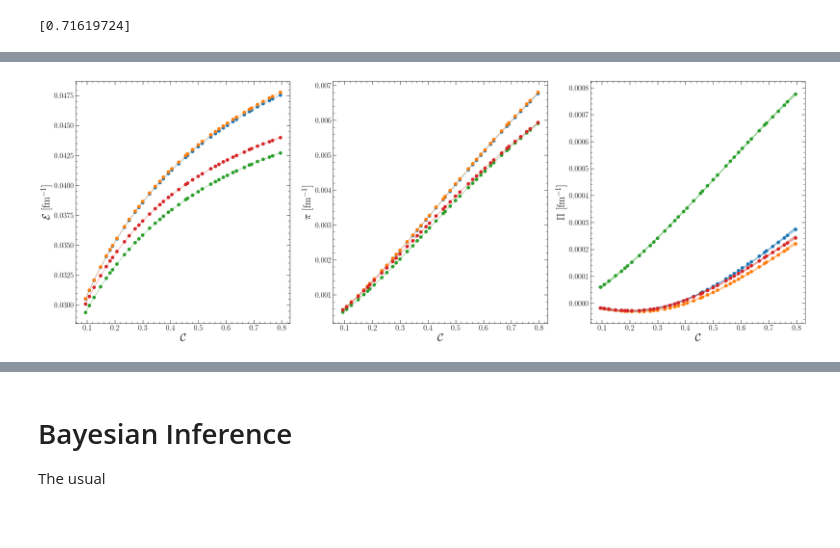
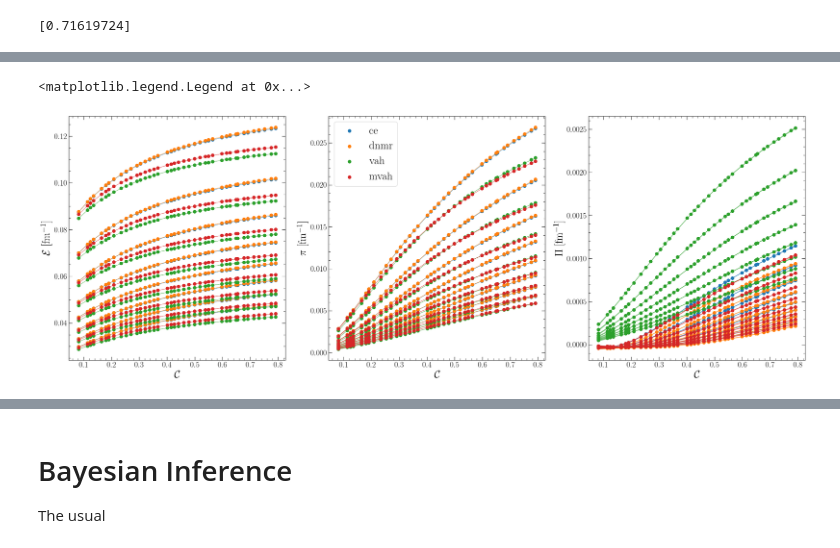
Before and after one commit to ominusliticus/Bayesian-BjorkenRTA, a Jupyter notebook: scripts/BayesianAnalysis-1param.ipynb, the cells around one changed output, grey strips where cells are left out. Drawn from its saved outputs; the diff is of its cells as text; code cells hidden in the pictures; blank space fills up the shorter version.

```diff
--- a/scripts/BayesianAnalysis-1param.ipynb
+++ b/scripts/BayesianAnalysis-1param.ipynb
@@ -367,6 +416,0 @@ hydro_lists = np.array([ce_simulation, dnmr_simulation, vah_simulation, mvah_sim
-# %%
-truth_params = [5 / (4 * np.pi)]; print(truth_params)
-params['hydro_type'] = 4
-params['tau_f'] = 12.1
-truth = np.array(ProcessHydro(GP_parameter_names, truth_params))
-truth_error = 0.05 * truth
@@ -374,0 +449,9 @@ truth_error = 0.05 * truth
+# %%
+hydro_lists = np.array([ce_simulations, dnmr_simulations, vah_simulations, mvah_simulations])
+# %%
+alpha_error = 1.0
+exact_error = alpha_error * exact_out[:, 1:4]
+exact_pseudo = np.array([[np.random.normal(loc=obv, scale=0.05 * obv) for obv in exact] for exact in exact_out])
+for i, tau in enumerate(simulation_taus):
+    exact_pseudo[i, 0] = tau
+exact_pseudo
@@ -390,7 +530,0 @@ for i, name in enumerate(names):
-# %%
-fig, ax = plt.subplots(1, 1, figsize=(10, 10))
-for i, name in enumerate(names):
-    ax.plot(GP_design_points[sort_arr[:,0]], np.exp(posteriors[name]), label=name)
-ax.legend(loc='lower right', fontsize=25)
-costumize_axis(ax, r'$\mathcal C$', '')
-fig.tight_layout()
@@ -474,20 +567,26 @@ def PlotGPDesignPointsAgainstSimulation(emulators, design_points):
 # %%
 fig, ax = plt.subplots(1, 3, figsize=(30,10))
 fig.patch.set_facecolor('white')
 
 names = ['ce', 'dnmr','vah','mvah']
 observables = [r'$\mathcal E$ [fm$^{-1}$]', r'$\pi$ [fm$^{-1}$]', r'$\Pi$ [fm$^{-1}$]']
 cmap = get_cmap(10, 'tab10')
 for i, name in enumerate(names):
     for j, observable in enumerate(observables):
-        ax[j].scatter(GP_design_points[sort_arr[:,0]], hydro_lists[i,sort_arr[:,0],j+1], lw=2, color=cmap(i), marker='o', label=name)
-        #ax[i, j].scatter(GP_design_points, emulators[name][j].predict(GP_design_points, return_std=True)[0], lw=2, color='black', marker='x', label=name)
-        emul, err = emulators[name][j].predict(GP_design_points, return_std=True)
-        emul = emul.reshape(-1,)[sort_arr[:,0]]
-        err = err[sort_arr[:,0]]
-        ax[j].fill_between(GP_design_points.reshape(-1,)[sort_arr[:,0]], emul + err, emul - err, color=cmap(i), alpha=0.4)
-        costumize_axis(ax[j], r'$\mathcal C$', observable)
+        for k, tau in enumerate(simulation_taus):
+            if k == 0:
+                ax[j].scatter(GP_design_points[sort_arr[:,0]], hydro_lists[i,k,sort_arr[:,0],j+1], lw=2, color=cmap(i), marker='o', label=name)
+            else:
+                ax[j].scatter(GP_design_points[sort_arr[:,0]], hydro_lists[i,k,sort_arr[:,0],j+1], lw=2, color=cmap(i), marker='o')
+            #ax[i, j].scatter(GP_design_points, emulators[name][j].predict(GP_design_points, return_std=True)[0], lw=2, color='black', marker='x', label=name)
+            emul, err = emulators[name][k][j].predict(GP_design_points, return_std=True)
+            emul = emul.reshape(-1,)[sort_arr[:,0]]
+            err = err[sort_arr[:,0]]
+            ax[j].fill_between(GP_design_points.reshape(-1,)[sort_arr[:,0]], emul + err, emul - err, color=cmap(i), alpha=0.5)
+            costumize_axis(ax[j], r'$\mathcal C$', observable)
+ax[1].legend(loc='upper left', fontsize=25)
 # %% [output]
+<matplotlib.legend.Legend at 0x...>
-[figure, old version]
+[figure, new version]
 # %%
 #validation
```
Also changed, not shown: parts of 45 cells of this notebook, 4 other files.
